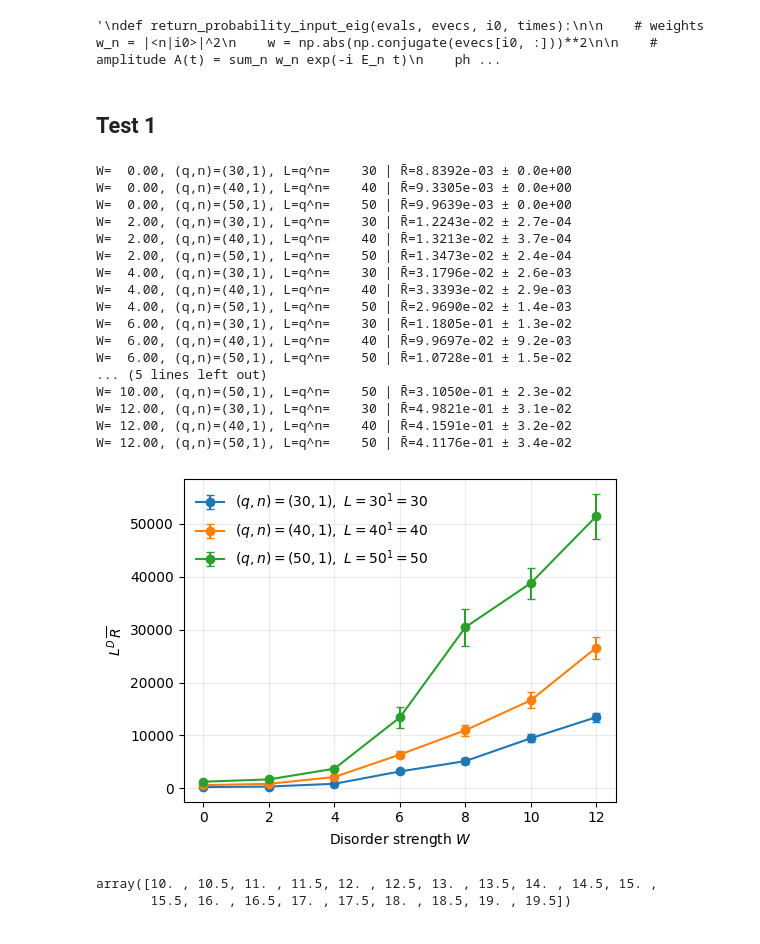
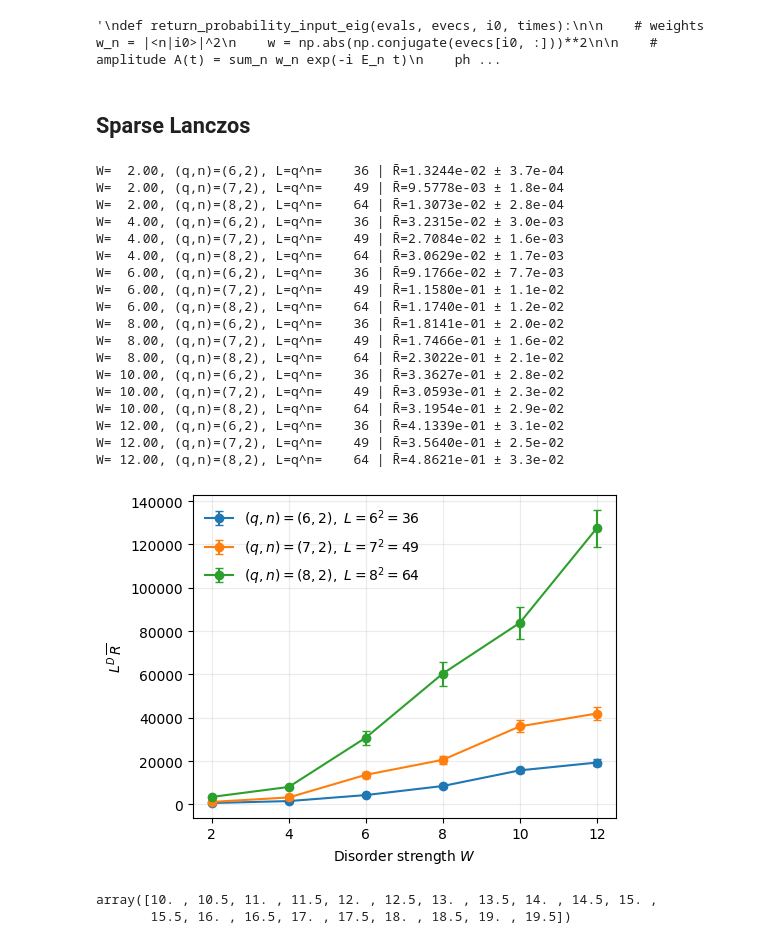
Before and after one commit to Chriscrosser3310/one_hot_QTT, a Jupyter notebook: disorder_one_hot_matrix.ipynb, the cells around one changed output. Cells and saved outputs as stored; diff of their text form; code cells hidden in the pictures.

```diff
--- a/disorder_one_hot_matrix.ipynb
+++ b/disorder_one_hot_matrix.ipynb
@@ -480,8 +476,7 @@ def sweep_localization_transition(
     Ws: Sequence[float],
     times: np.ndarray,
     n_disorder: int = 50,
-    #t1: float = 20.0,
-    #t2: float = 200.0,
+    time_window: Tuple[float, float] | None = None,
     init_state_type = "center",
     disorder_type: str = "ZZ",
     base_seed: int = 1234,
@@ -543,8 +538,11 @@ def sweep_localization_transition(
                 else:
                     raise NotImplementedError
 
-                t1 = L/2
-                t2 = 5*L
+                if time_window is None:
+                    t1 = 20
+                    t2 = 3*L
+                else:
+                    t1, t2 = time_window
                 samples[s] = time_average(times, np.asarray(R_t, float), t1, t2)
 
             Rbar[iW, ip] = samples.mean()
@@ -727,40 +725,41 @@ def plot_return_probability_vs_W(
 # %% [output]
 '\ndef return_probability_input_eig(evals, evecs, i0, times):\n\n    # weights w_n = |<n|i0>|^2\n    w = np.abs(np.conjugate(evecs[i0, :]))**2\n\n    # amplitude A(t) = sum_n w_n exp(-i E_n t)\n    ph ...
 # %% [markdown]
-## Test 1
+## Sparse Lanczos
 # %%
 D = 3
-nq_pairs = [(30, 1), (40, 1), (50, 1)]
-Ws = [0.0, 2.0, 4.0, 6.0, 8.0, 10.0, 12.0]
-times = np.arange(0, 110, step=0.5) #np.linspace(0.0, 250.0, 501)
+qn_pairs = [(6, 2), (7, 2), (8, 2)]
+Ws = [2.0, 4.0, 6.0, 8.0, 10.0, 12.0]
+times = np.arange(0, 250, step=0.01) #np.linspace(0.0, 250.0, 501)
 
 res = sweep_localization_transition(
-    D=D, pairs=nq_pairs, Ws=Ws, times=times, base_seed=1234,
-    n_disorder=50, disorder_type="uniform_random"
+    D=D, pairs=qn_pairs, Ws=Ws, times=times, base_seed=1234,
+    n_disorder=50, algorithm = "sparse_lanczos", disorder_type="uniform_random"
 )
 
 plot_return_crossing(res)
 plt.tight_layout()
 plt.show()
 # %% [output]
-W=  0.00, (q,n)=(30,1), L=q^n=    30 | R̄=8.8392e-03 ± 0.0e+00
-W=  0.00, (q,n)=(40,1), L=q^n=    40 | R̄=9.3305e-03 ± 0.0e+00
-W=  0.00, (q,n)=(50,1), L=q^n=    50 | R̄=9.9639e-03 ± 0.0e+00
-W=  2.00, (q,n)=(30,1), L=q^n=    30 | R̄=1.2243e-02 ± 2.7e-04
-W=  2.00, (q,n)=(40,1), L=q^n=    40 | R̄=1.3213e-02 ± 3.7e-04
-W=  2.00, (q,n)=(50,1), L=q^n=    50 | R̄=1.3473e-02 ± 2.4e-04
-W=  4.00, (q,n)=(30,1), L=q^n=    30 | R̄=3.1796e-02 ± 2.6e-03
-W=  4.00, (q,n)=(40,1), L=q^n=    40 | R̄=3.3393e-02 ± 2.9e-03
-W=  4.00, (q,n)=(50,1), L=q^n=    50 | R̄=2.9690e-02 ± 1.4e-03
-W=  6.00, (q,n)=(30,1), L=q^n=    30 | R̄=1.1805e-01 ± 1.3e-02
-W=  6.00, (q,n)=(40,1), L=q^n=    40 | R̄=9.9697e-02 ± 9.2e-03
-W=  6.00, (q,n)=(50,1), L=q^n=    50 | R̄=1.0728e-01 ± 1.5e-02
-... (5 lines left out)
-W= 10.00, (q,n)=(50,1), L=q^n=    50 | R̄=3.1050e-01 ± 2.3e-02
-W= 12.00, (q,n)=(30,1), L=q^n=    30 | R̄=4.9821e-01 ± 3.1e-02
-W= 12.00, (q,n)=(40,1), L=q^n=    40 | R̄=4.1591e-01 ± 3.2e-02
-W= 12.00, (q,n)=(50,1), L=q^n=    50 | R̄=4.1176e-01 ± 3.4e-02
+W=  2.00, (q,n)=(6,2), L=q^n=    36 | R̄=1.3244e-02 ± 3.7e-04
+W=  2.00, (q,n)=(7,2), L=q^n=    49 | R̄=9.5778e-03 ± 1.8e-04
+W=  2.00, (q,n)=(8,2), L=q^n=    64 | R̄=1.3073e-02 ± 2.8e-04
+W=  4.00, (q,n)=(6,2), L=q^n=    36 | R̄=3.2315e-02 ± 3.0e-03
+W=  4.00, (q,n)=(7,2), L=q^n=    49 | R̄=2.7084e-02 ± 1.6e-03
+W=  4.00, (q,n)=(8,2), L=q^n=    64 | R̄=3.0629e-02 ± 1.7e-03
+W=  6.00, (q,n)=(6,2), L=q^n=    36 | R̄=9.1766e-02 ± 7.7e-03
+W=  6.00, (q,n)=(7,2), L=q^n=    49 | R̄=1.1580e-01 ± 1.1e-02
+W=  6.00, (q,n)=(8,2), L=q^n=    64 | R̄=1.1740e-01 ± 1.2e-02
+W=  8.00, (q,n)=(6,2), L=q^n=    36 | R̄=1.8141e-01 ± 2.0e-02
+W=  8.00, (q,n)=(7,2), L=q^n=    49 | R̄=1.7466e-01 ± 1.6e-02
+W=  8.00, (q,n)=(8,2), L=q^n=    64 | R̄=2.3022e-01 ± 2.1e-02
+W= 10.00, (q,n)=(6,2), L=q^n=    36 | R̄=3.3627e-01 ± 2.8e-02
+W= 10.00, (q,n)=(7,2), L=q^n=    49 | R̄=3.0593e-01 ± 2.3e-02
+W= 10.00, (q,n)=(8,2), L=q^n=    64 | R̄=3.1954e-01 ± 2.9e-02
+W= 12.00, (q,n)=(6,2), L=q^n=    36 | R̄=4.1339e-01 ± 3.1e-02
+W= 12.00, (q,n)=(7,2), L=q^n=    49 | R̄=3.5640e-01 ± 2.5e-02
+W= 12.00, (q,n)=(8,2), L=q^n=    64 | R̄=4.8621e-01 ± 3.3e-02
-[figure, old version]
+[figure, new version]
 # %%
 np.arange(10, 20, step=0.5)
 # %% [output]
```
Also changed, not shown: parts of 2 cells of this notebook.
